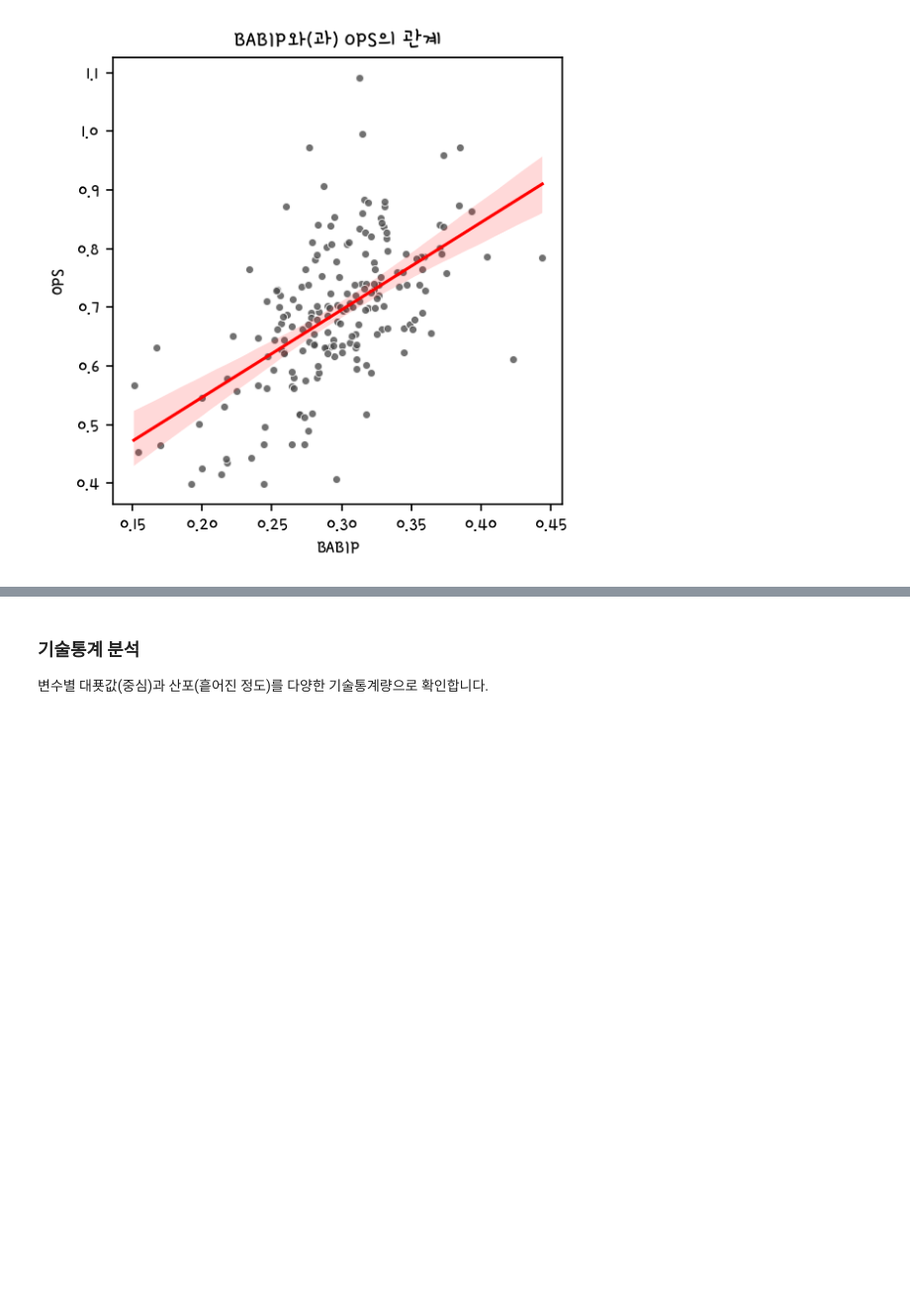
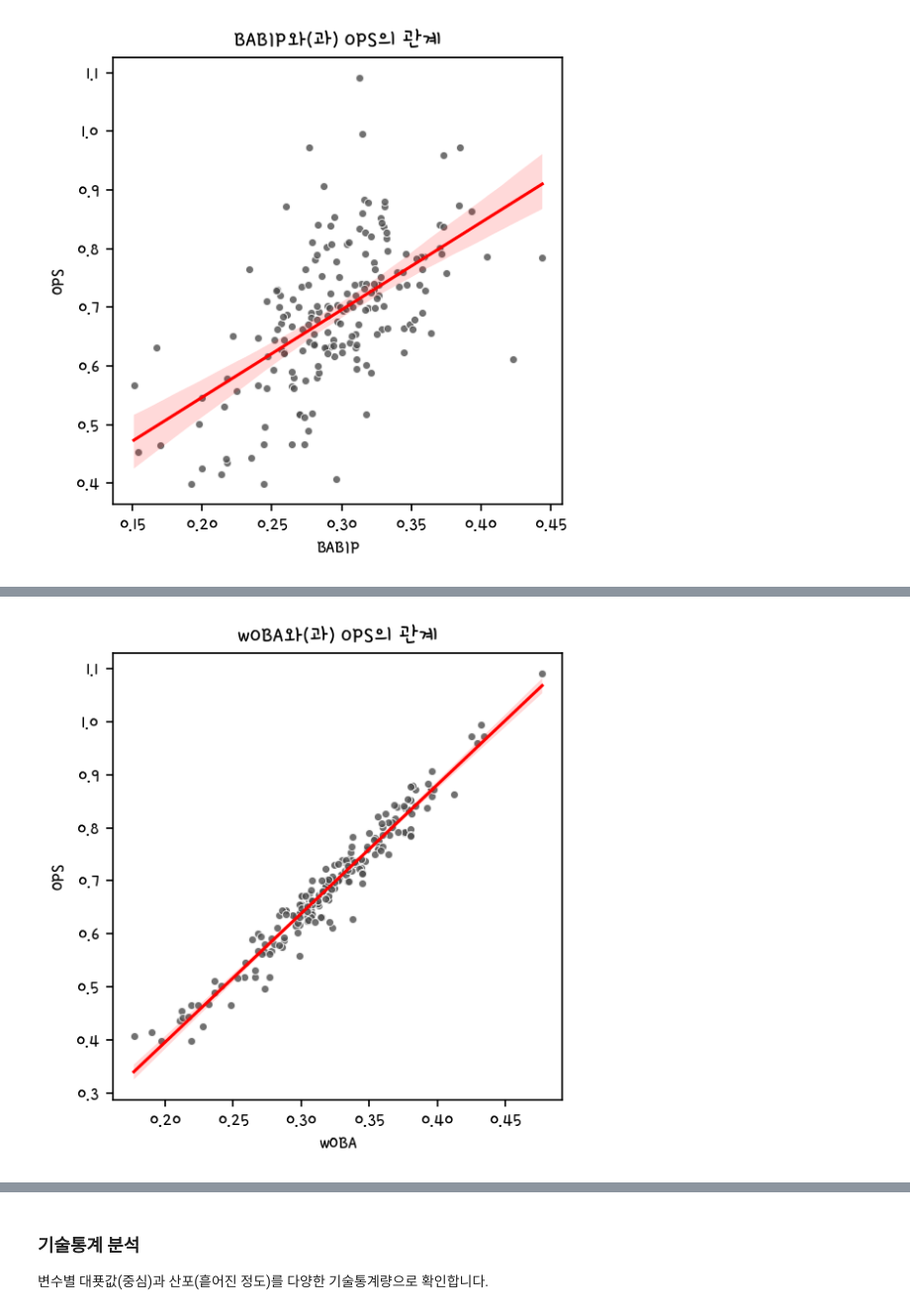
Before and after one commit to hjun8111/Harim, a Jupyter notebook: exercise/Python Advanced Exercise Day 1.ipynb, the cells around one changed output, grey strips where cells are left out. Shown: that part at 99% size. Saved outputs shown, nothing was run; the diff lists cells and outputs as text; code cells hidden in the pictures; blank space fills up the shorter version.

```diff
--- a/exercise/Python Advanced Exercise Day 1.ipynb
+++ b/exercise/Python Advanced Exercise Day 1.ipynb
@@ -354,7 +360,9 @@ hds.plot_regression()
 # %%
 # wOBA와 OPS의 산점도를 그립니다.
 # [힌트] hds.plot_regression() 함수를 사용하세요.
-hds.plot_regression()
+hds.plot_regression(data = kbo, x = 'wOBA', y = 'OPS')
+# %% [output]
+[figure, added]
 # %%
 # WAR과 OPS의 산점도를 그립니다.
 # [힌트] hds.plot_regression() 함수를 사용하세요.
```
Also changed, not shown: parts of 18 cells of this notebook.
